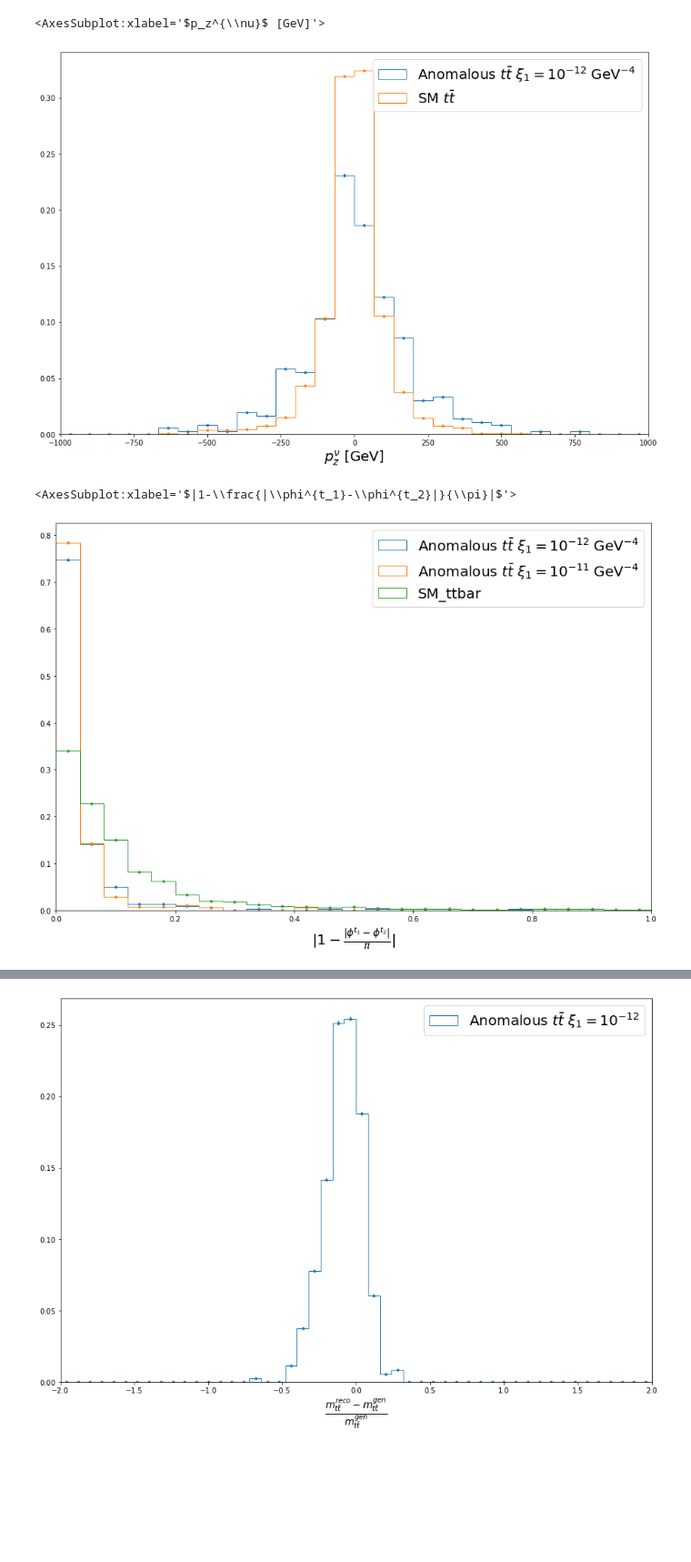
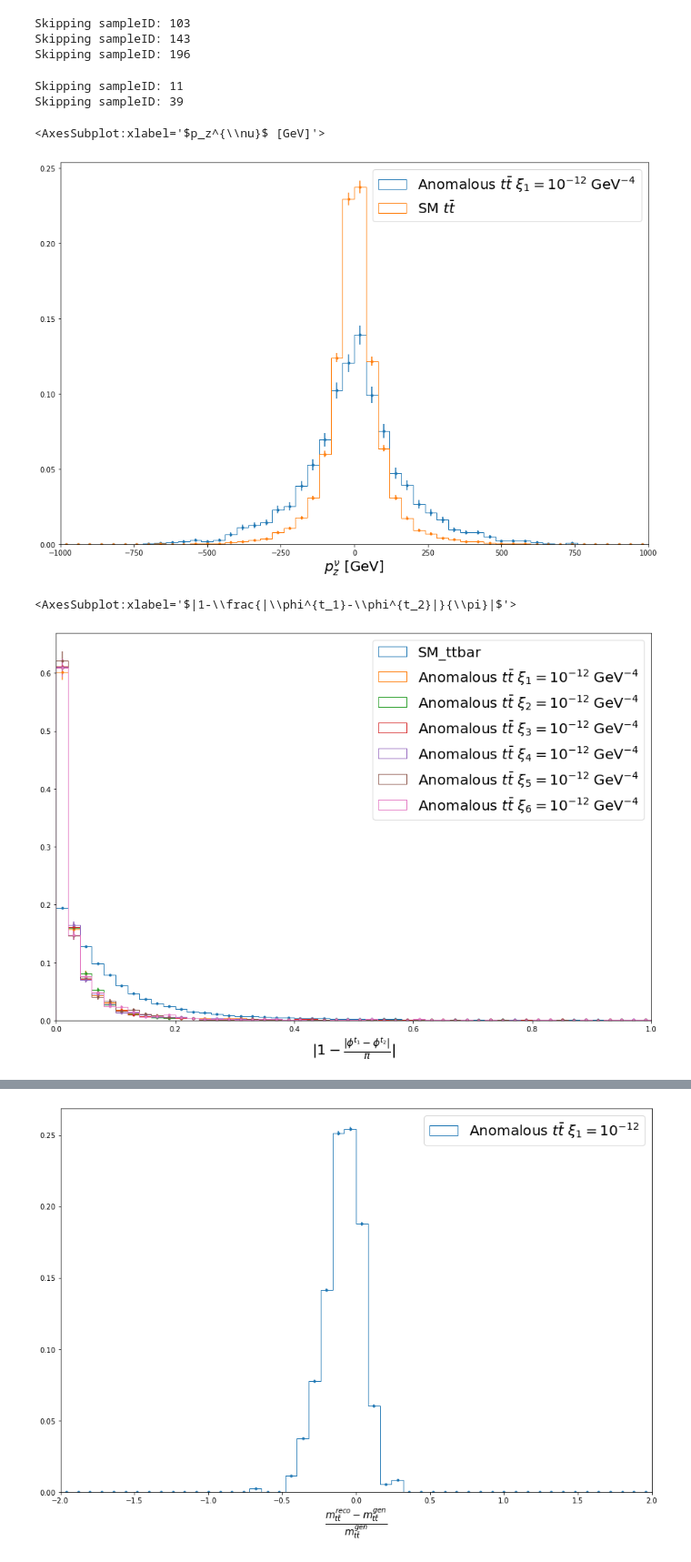
Before and after one commit to AndreaBellora/FPMC_tools, a Jupyter notebook: DelphesAnalyser.ipynb, the cells around one changed output, grey strips where cells are left out. Shown at 91% size. Saved outputs shown, nothing was run; the diff lists cells and outputs as text; code cells hidden in the pictures; blank space fills up the shorter version.

```diff
--- a/DelphesAnalyser.ipynb
+++ b/DelphesAnalyser.ipynb
@@ -565,16 +708,38 @@ for key in list(exampleSignal_1E12_ds):
+# %%
+signalPathTemplate = "/eos/home-a/abellora/SWAN_projects/TopPheno/FPMC_tools/DELPHES/{}/excl_anomTtbar_QED.root"
+backgroundPathTemplate = "/eos/home-a/abellora/SWAN_projects/TopPheno/MadGraph/MG5_aMC_v3_1_0/{name}/Events/run_{id}/tag_1_delphes_events.root"
+
+xi1_1e12_presel = loadEvents(signalPathTemplate.replace('.root','_skim_semilep_preselection.pickle'),sampleIDs=signalSampleDict[couplingSetFromName('Xi1=1e-12')])
+xi2_1e12_presel = loadEvents(signalPathTemplate.replace('.root','_skim_semilep_preselection.pickle'),sampleIDs=signalSampleDict[couplingSetFromName('Xi2=1e-12')])
+xi3_1e12_presel = loadEvents(signalPathTemplate.replace('.root','_skim_semilep_preselection.pickle'),sampleIDs=signalSampleDict[couplingSetFromName('Xi3=1e-12')])
+xi4_1e12_presel = loadEvents(signalPathTemplate.replace('.root','_skim_semilep_preselection.pickle'),sampleIDs=signalSampleDict[couplingSetFromName('Xi4=1e-12')])
+xi5_1e12_presel = loadEvents(signalPathTemplate.replace('.root','_skim_semilep_preselection.pickle'),sampleIDs=signalSampleDict[couplingSetFromName('Xi5=1e-12')])
+xi6_1e12_presel = loadEvents(signalPathTemplate.replace('.root','_skim_semilep_preselection.pickle'),sampleIDs=signalSampleDict[couplingSetFromName('Xi6=1e-12')])
+SM_ttbar_presel = loadEvents(backgroundPathTemplate.format(name='SM_ttbar',id='{}').replace('.root','_skim_semilep_preselection.pickle'),sampleIDs=bgSampleDict['SM_ttbar'])
+SM_WW_presel = loadEvents(backgroundPathTemplate.format(name='SM_WW',id='{}').replace('.root','_skim_semilep_preselection.pickle'),sampleIDs=bgSampleDict['SM_WW'])
+# %% [output]
+Skipping sampleID: 103
+Skipping sampleID: 143
+Skipping sampleID: 196
+Skipping sampleID: 11
+Skipping sampleID: 39
 # %%
-ax = plotWithRange([n.p3.z for n in exampleSignal_1E12_semilep_presel_ds["Neutrino"]],30,-1000,1000,r"$p_z^{\nu}$ [GeV]",r"Anomalous $t\bar{t}$ $\xi_1 = 10^{-12}$ GeV$^{-4}$",normalize=True)
-plotWithRange([n.p3.z for n in SM_ttbar_semilep_presel_ds["Neutrino"]],30,-1000,1000,r"$p_z^{\nu}$ [GeV]",r"SM $t\bar{t}$",ax,normalize=True)
+ax = plotWithRange([n.p3.z for n in xi1_1e12_presel["Neutrino"]],50,-1000,1000,r"$p_z^{\nu}$ [GeV]",r"Anomalous $t\bar{t}$ $\xi_1 = 10^{-12}$ GeV$^{-4}$",normalize=True)
+plotWithRange([n.p3.z for n in SM_ttbar_presel["Neutrino"]],50,-1000,1000,r"$p_z^{\nu}$ [GeV]",r"SM $t\bar{t}$",ax,normalize=True)
 # %% [output]
 <AxesSubplot:xlabel='$p_z^{\\nu}$ [GeV]'>
-[figure, old version]
+[figure, new version]
 # %%
-ax = plotWithRange([ np.abs(1-np.abs(t1.phi-t2.phi)/np.pi) for t1,t2 in zip(exampleSignal_1E12_semilep_presel_ds["top_1"],exampleSignal_1E12_semilep_presel_ds["top_2"])],25,0,1,"",r"Anomalous $t\bar{t}$ $\xi_1 = 10^{-12}$ GeV$^{-4}$",normalize=True)
-plotWithRange([ np.abs(1-np.abs(t1.phi-t2.phi)/np.pi) for t1,t2 in zip(exampleSignal_1E11_semilep_presel_ds["top_1"],exampleSignal_1E11_semilep_presel_ds["top_2"])],25,0,1,"",r"Anomalous $t\bar{t}$ $\xi_1 = 10^{-11}$ GeV$^{-4}$",ax,normalize=True)
-plotWithRange([ np.abs(1-np.abs(t1.phi-t2.phi)/np.pi) for t1,t2 in zip(SM_ttbar_semilep_presel_ds["top_1"],SM_ttbar_semilep_presel_ds["top_2"])],25,0,1,r"$|1-\frac{|\phi^{t_1}-\phi^{t_2}|}{\pi}|$","SM_ttbar",ax,normalize=True)
+ax = plotWithRange([ np.abs(1-np.abs(t1.phi-t2.phi)/np.pi) for t1,t2 in zip(SM_ttbar_presel["top_1"],SM_ttbar_presel["top_2"])],50,0,1,"","SM_ttbar",normalize=True)
+plotWithRange([ np.abs(1-np.abs(t1.phi-t2.phi)/np.pi) for t1,t2 in zip(xi1_1e12_presel["top_1"],xi1_1e12_presel["top_2"])],50,0,1,"",r"Anomalous $t\bar{t}$ $\xi_1 = 10^{-12}$ GeV$^{-4}$",ax,normalize=True)
+plotWithRange([ np.abs(1-np.abs(t1.phi-t2.phi)/np.pi) for t1,t2 in zip(xi2_1e12_presel["top_1"],xi2_1e12_presel["top_2"])],50,0,1,"",r"Anomalous $t\bar{t}$ $\xi_2 = 10^{-12}$ GeV$^{-4}$",ax,normalize=True)
+plotWithRange([ np.abs(1-np.abs(t1.phi-t2.phi)/np.pi) for t1,t2 in zip(xi3_1e12_presel["top_1"],xi3_1e12_presel["top_2"])],50,0,1,"",r"Anomalous $t\bar{t}$ $\xi_3 = 10^{-12}$ GeV$^{-4}$",ax,normalize=True)
+plotWithRange([ np.abs(1-np.abs(t1.phi-t2.phi)/np.pi) for t1,t2 in zip(xi4_1e12_presel["top_1"],xi4_1e12_presel["top_2"])],50,0,1,"",r"Anomalous $t\bar{t}$ $\xi_4 = 10^{-12}$ GeV$^{-4}$",ax,normalize=True)
+plotWithRange([ np.abs(1-np.abs(t1.phi-t2.phi)/np.pi) for t1,t2 in zip(xi5_1e12_presel["top_1"],xi5_1e12_presel["top_2"])],50,0,1,"",r"Anomalous $t\bar{t}$ $\xi_5 = 10^{-12}$ GeV$^{-4}$",ax,normalize=True)
+plotWithRange([ np.abs(1-np.abs(t1.phi-t2.phi)/np.pi) for t1,t2 in zip(xi6_1e12_presel["top_1"],xi6_1e12_presel["top_2"])],50,0,1,r"$|1-\frac{|\phi^{t_1}-\phi^{t_2}|}{\pi}|$",r"Anomalous $t\bar{t}$ $\xi_6 = 10^{-12}$ GeV$^{-4}$",ax,normalize=True)
 # %% [output]
 <AxesSubplot:xlabel='$|1-\\frac{|\\phi^{t_1}-\\phi^{t_2}|}{\\pi}|$'>
-[figure, old version]
+[figure, new version]
 # %%
 def acoplanarity_lowerThan(ds,par):
     return [np.abs(1-np.abs(t1.phi-t2.phi)/np.pi) < par for t1,t2 in zip(ds["top_1"],ds["top_2"])]
```
Also changed, not shown: parts of 74 cells of this notebook, 1 other file.
